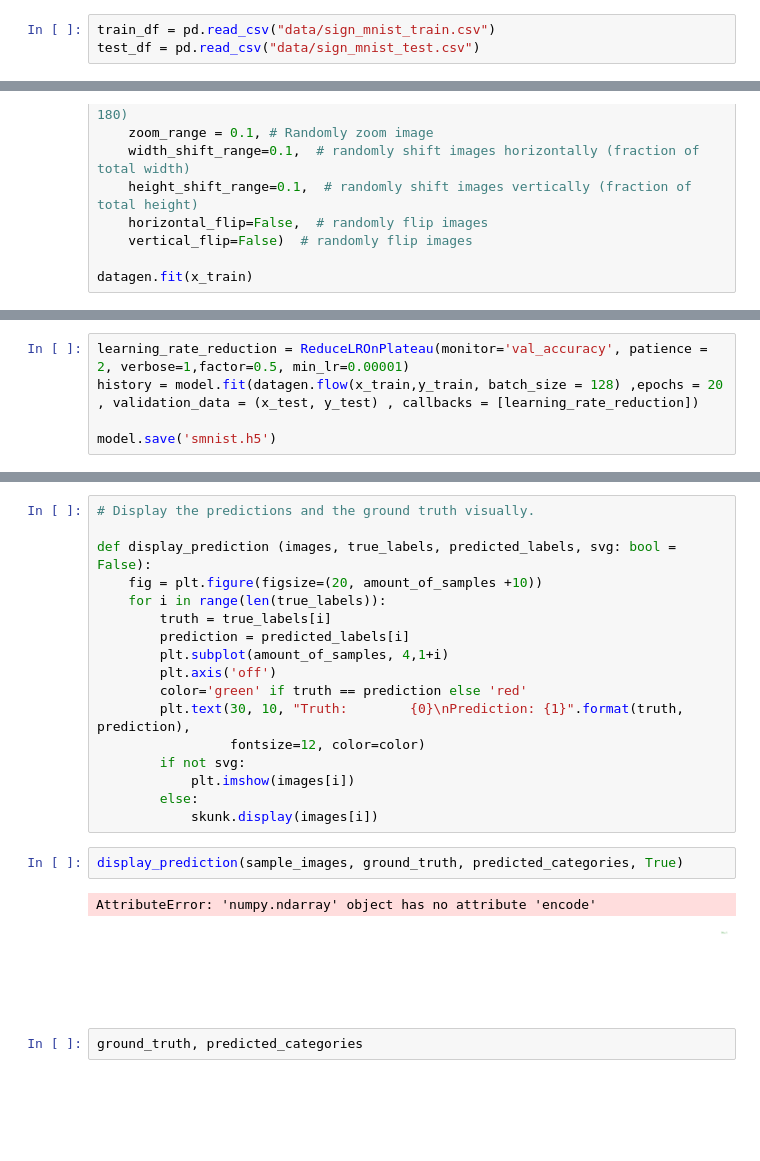
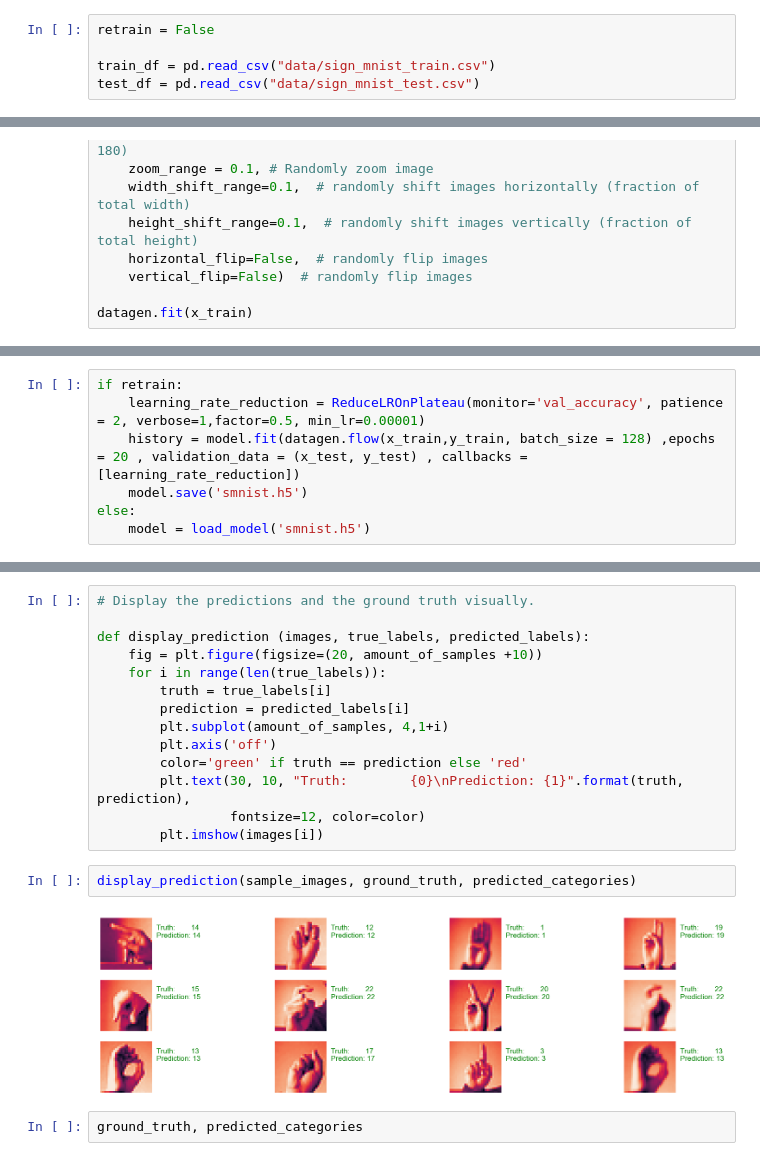
Before and after one commit to TjarkGerken/ml_intro_project, a Jupyter notebook: sign-language-recognision.ipynb, the cells around one changed output, grey strips where cells are left out. Drawn from its saved outputs; the diff is of its cells as text; blank space fills up the shorter version.

```diff
--- a/sign-language-recognision.ipynb
+++ b/sign-language-recognision.ipynb
@@ -14,4 +22,6 @@ import skunk
 # %%
+retrain = False
+
 train_df = pd.read_csv("data/sign_mnist_train.csv")
 test_df = pd.read_csv("data/sign_mnist_test.csv")
 # %%
@@ -107,7 +104,9 @@ Trainable params: 263,749
 Non-trainable params: 300
 _________________________________________________________________
 # %%
-learning_rate_reduction = ReduceLROnPlateau(monitor='val_accuracy', patience = 2, verbose=1,factor=0.5, min_lr=0.00001)
-history = model.fit(datagen.flow(x_train,y_train, batch_size = 128) ,epochs = 20 , validation_data = (x_test, y_test) , callbacks = [learning_rate_reduction])
-
-model.save('smnist.h5')
+if retrain:
+    learning_rate_reduction = ReduceLROnPlateau(monitor='val_accuracy', patience = 2, verbose=1,factor=0.5, min_lr=0.00001)
+    history = model.fit(datagen.flow(x_train,y_train, batch_size = 128) ,epochs = 20 , validation_data = (x_test, y_test) , callbacks = [learning_rate_reduction])
+    model.save('smnist.h5')
+else:
+    model = load_model('smnist.h5')
@@ -197,7 +131,7 @@ array([14, 12,  1, 19, 15, 22, 20, 22, 13, 17,  3, 13])
 # %%
 # Display the predictions and the ground truth visually.
 
-def display_prediction (images, true_labels, predicted_labels, svg: bool = False):
+def display_prediction (images, true_labels, predicted_labels):
     fig = plt.figure(figsize=(20, amount_of_samples +10))
     for i in range(len(true_labels)):
         truth = true_labels[i]
@@ -207,15 +141,11 @@ def display_prediction (images, true_labels, predicted_labels, svg: bool = False
         color='green' if truth == prediction else 'red'
         plt.text(30, 10, "Truth:        {0}\nPrediction: {1}".format(truth, prediction),
                  fontsize=12, color=color)
-        if not svg:
-            plt.imshow(images[i])
-        else:
-            skunk.display(images[i])
+        plt.imshow(images[i])
 # %%
-display_prediction(sample_images, ground_truth, predicted_categories, True)
+display_prediction(sample_images, ground_truth, predicted_categories)
 # %% [output]
-AttributeError: 'numpy.ndarray' object has no attribute 'encode'
-[figure, old version]
+[figure, new version]
 # %%
 ground_truth, predicted_categories
 # %% [output]
```
Also changed, not shown: parts of 12 cells of this notebook.
